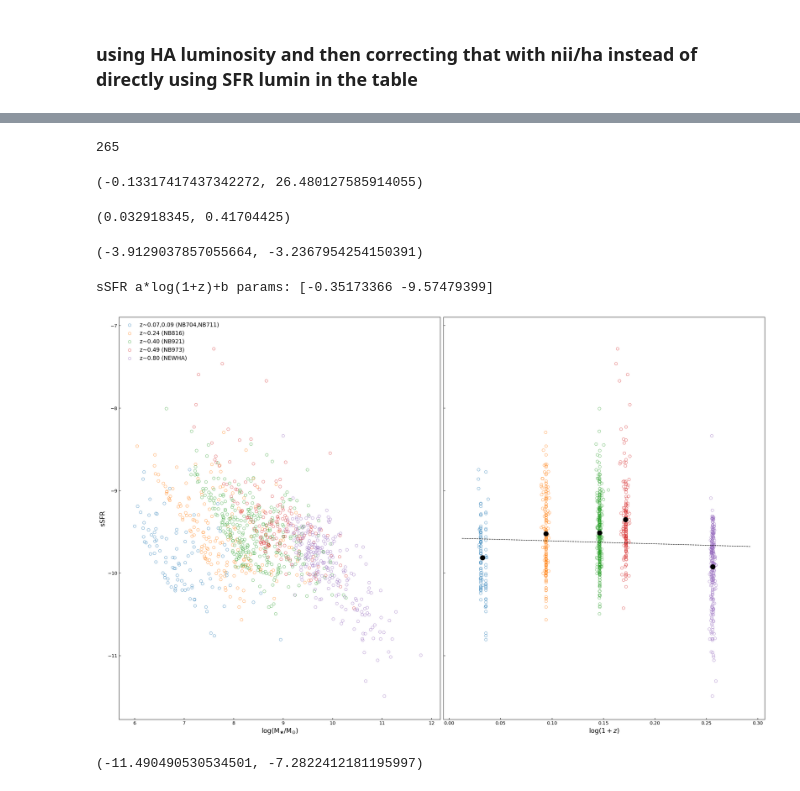
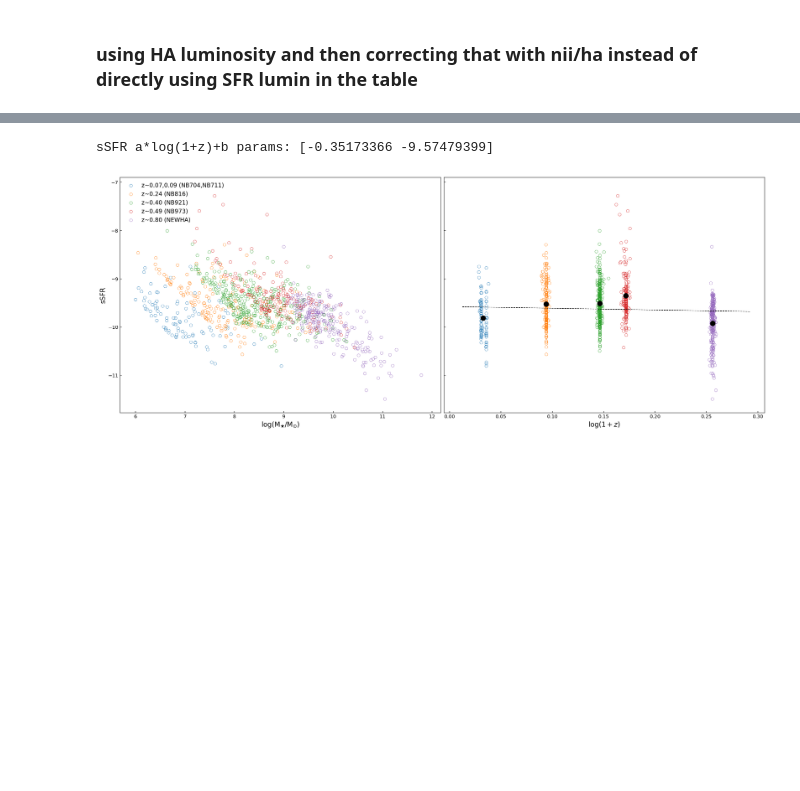
Before and after one commit to kaitshin/LowM_MainSequence, a Jupyter notebook: new_ha.ipynb, the cells around one changed output, grey strips where cells are left out. Drawn from its saved outputs; the diff is of its cells as text; code cells hidden in the pictures; blank space fills up the shorter version.

```diff
--- a/new_ha.ipynb
+++ b/new_ha.ipynb
@@ -278,50 +181,30 @@ array([  8.97395229,   1.63362825,   3.30039787,   3.43670917,
-# %%
-len(l_ha)
-# %% [output]
-265
-# %%
-min(logSFR), max(logSFR)
-# %% [output]
-(-0.13317417437342272, 26.480127585914055)
-# %%
-min(nii6583_ha), max(nii6583_ha)
-# %% [output]
-(0.032918345, 0.41704425)
-# %%
-min(logOH), max(logOH)
-# %% [output]
-(-3.9129037857055664, -3.2367954254150391)
 # %%
 l_ha = np.log10(newhadata['L_HA']) + 41 # ha luminosity
 nii_ha_best = newhadata['NII_HALPHA_BEST']
 nii6583_ha = nii_ha_best * 2.96/(1+2.96)
 
 logOH = niiha_oh_determine(np.log10(nii6583_ha), 'PP04_N2') - 12   # since this code estimates log(O/H)+12
 y = logOH + 3.31
 log_SFR_LHa = -41.34 + 0.39*y + 0.127*y**2 # metallicity-dependent SFR
 
 logSFR = log_SFR_LHa + l_ha  # + 0.4*A_HA #-(np.log10(7.9/1.8) - 42)
 
 
 f, axes = plt.subplots(1,2, sharey=True)
 
 sfrs_with_newha00  = np.concatenate((sfrs, logSFR))
 mass_with_newha00  = np.concatenate((mass, newha_logm))
 zspec_with_newha00 = np.concatenate((z_sp, newha_zspec))
 filts_with_newha00 = np.concatenate((ffs, np.array(['NEWHA']*len(newha_logsfrha))))
 
 make_ssfr_graph(f, axes, sfrs_with_newha00, mass_with_newha00, filts_with_newha00, zspec_with_newha00,
                 nh_cwheel, nh_z_arr, ffarr=nh_ffarr, llarr=nh_llarr)
 
 # [ax.set_ylim(ymax=8) for ax in axes]
-f.set_size_inches(25,16)
+f.set_size_inches(24,9)
 plt.show()
 # %% [output]
 sSFR a*log(1+z)+b params: [-0.35173366 -9.57479399]
-[figure, old version]
+[figure, new version]
-# %%
-min(sfrs_with_newha00-mass_with_newha00), max(sfrs_with_newha00-mass_with_newha00)
-# %% [output]
-(-11.490490530534501, -7.2822412181195997)
 # %%
 # log(sSFR) = \alpha'*log(M)**2 + \alpha*log(M) + \beta*z + \gamma
```
Also changed, not shown: parts of 10 cells of this notebook.
